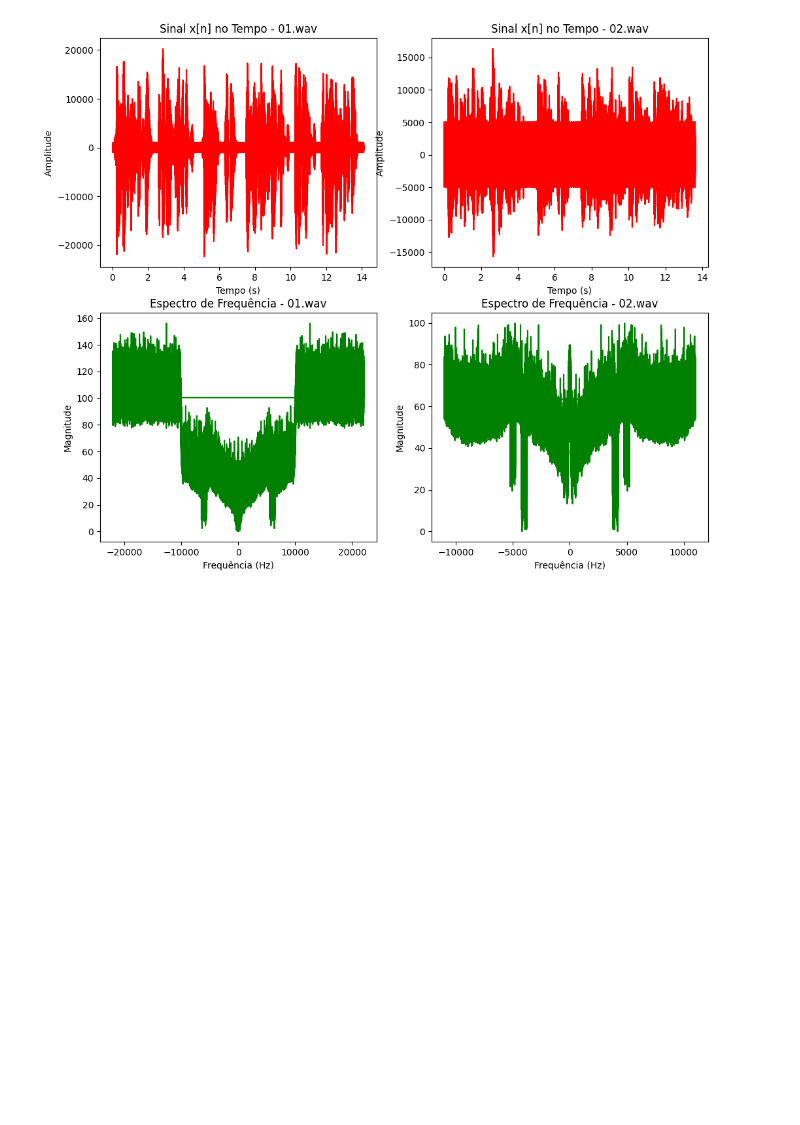
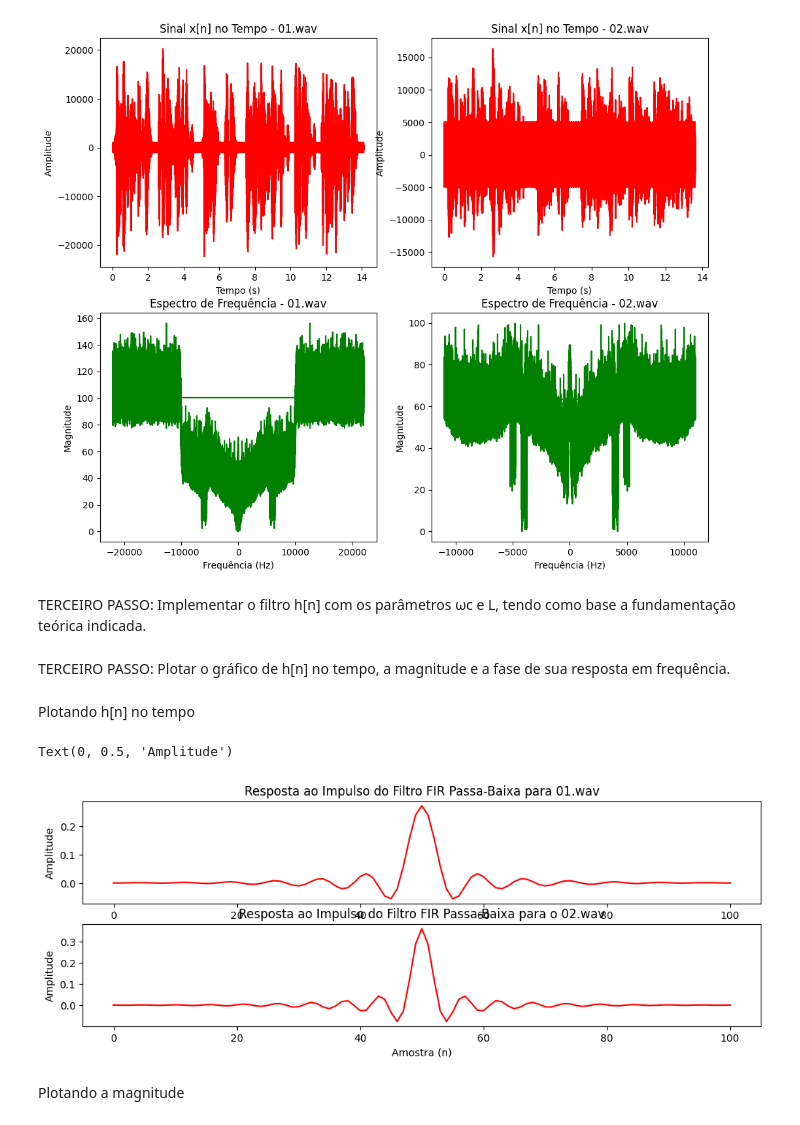
Before and after one commit to AntonioLaureno28/FiltragemTc, a Jupyter notebook: Code/Filtro_passa_baixa.ipynb, the cells around one changed output. Drawn from its saved outputs; the diff is of its cells as text; code cells hidden in the pictures; blank space fills up the shorter version.

```diff
--- a/Code/Filtro_passa_baixa.ipynb
+++ b/Code/Filtro_passa_baixa.ipynb
@@ -116,3 +105,55 @@ plt.title("Espectro de Frequência - 02.wav")
 # %% [output]
 Text(0.5, 1.0, 'Espectro de Frequência - 02.wav')
 [figure]
+# %% [markdown]
+TERCEIRO PASSO: Implementar o filtro h[n] com os parâmetros ωc e L, tendo como base a fundamentação
+teórica indicada.
+# %%
+fc1 = 6000
+fc2 = 4000
+L1 = 101
+L2 = 101
+fs1 = 44100
+fs2 = 22050
+
+# Criando o filtro FIR passa-baixa
+n1 = np.arange(L1)
+M1 = (L1 - 1) // 2
+n2 = np.arange(L2)
+M2 = (L2 - 1) // 2
+
+# Utilizando a Fórmula do filtro ideal (sinc) e normalizando pela frequência de amostragem
+h1 = np.sinc(2 * fc1 * (n1 - M1) / fs1)
+h2 = np.sinc(2 * fc2 * (n2 - M2) / fs2)
+
+# Aplicando hamming
+h1 *= np.hamming(L1)
+h2 *= np.hamming(L2)
+
+# Normalizando o filtro
+h1 /= np.sum(h1)
+h2 /= np.sum(h2)
+# %% [markdown]
+TERCEIRO PASSO: Plotar o gráfico de h[n] no tempo, a magnitude e a fase de sua resposta em frequência.
+# %% [markdown]
+Plotando h[n] no tempo
+# %%
+plt.figure(figsize=(12, 4))
+
+plt.subplot(2,1,1)
+plt.plot(n1, h1, color='r')
+plt.title("Resposta ao Impulso do Filtro FIR Passa-Baixa para 01.wav")
+plt.xlabel("Amostra (n)")
+plt.ylabel("Amplitude")
+
+
+plt.subplot(2,1,2)
+plt.plot(n2, h2, color='r')
+plt.title("Resposta ao Impulso do Filtro FIR Passa-Baixa para o 02.wav")
+plt.xlabel("Amostra (n)")
+plt.ylabel("Amplitude")
+# %% [output]
+Text(0, 0.5, 'Amplitude')
+[figure, added]
+# %% [markdown]
+Plotando a magnitude
```
Also changed, not shown: parts of 4 cells of this notebook.
